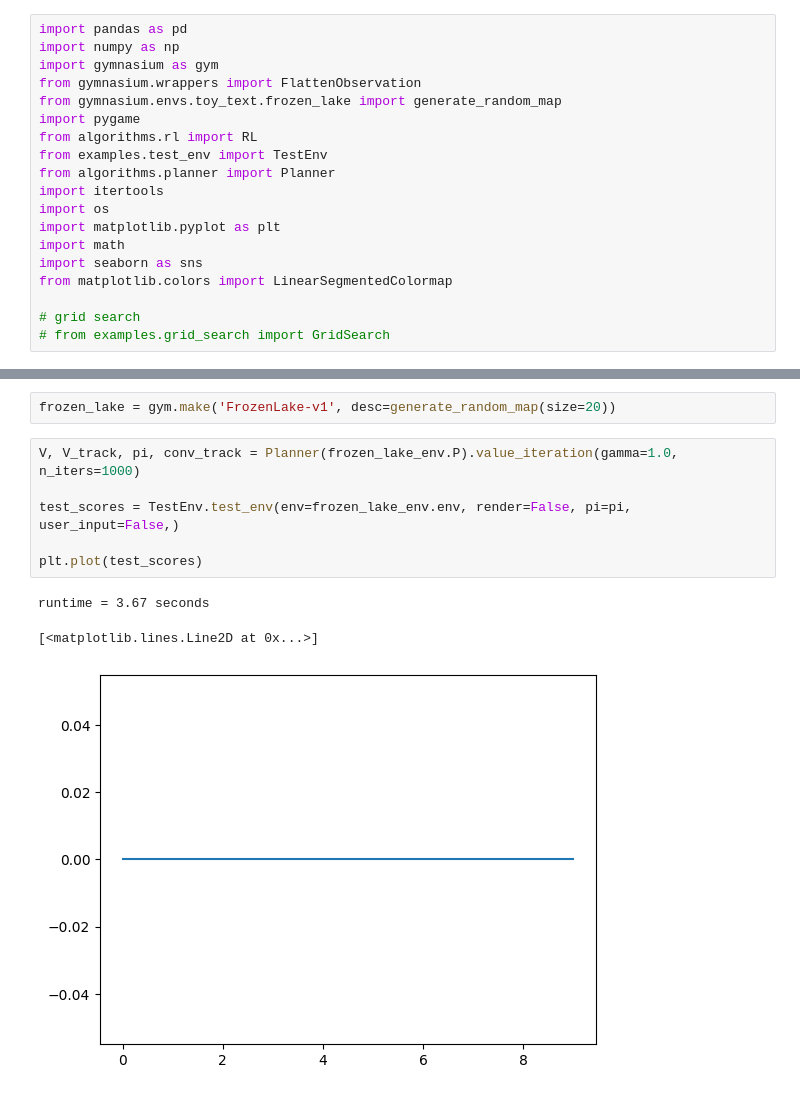
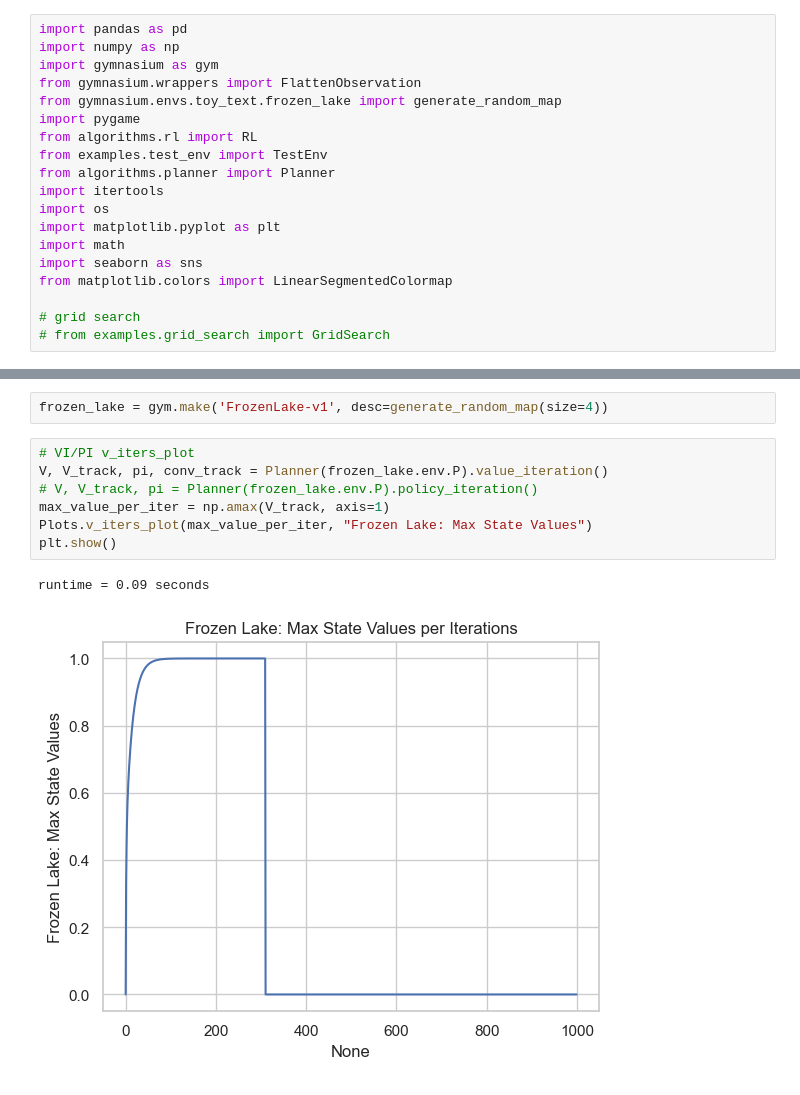
Before and after one commit to lboadi2/machine_learning, a Jupyter notebook: 4_reinforcement_learning/frozen_lake.ipynb, the cells around one changed output, grey strips where cells are left out. Drawn from its saved outputs; the diff is of its cells as text.

```diff
--- a/4_reinforcement_learning/frozen_lake.ipynb
+++ b/4_reinforcement_learning/frozen_lake.ipynb
@@ -56,16 +56,16 @@ class Plots:
         sns.lineplot(x=df.index, y=label, data=df).set_title(title)
         plt.show()
 # %%
-frozen_lake = gym.make('FrozenLake-v1', desc=generate_random_map(size=20))
+frozen_lake = gym.make('FrozenLake-v1', desc=generate_random_map(size=4))
-# %%
-V, V_track, pi, conv_track = Planner(frozen_lake_env.P).value_iteration(gamma=1.0, n_iters=1000)
-
-test_scores = TestEnv.test_env(env=frozen_lake_env.env, render=False, pi=pi, user_input=False,)
-
-plt.plot(test_scores)
-# %% [output]
-runtime = 3.67 seconds
-[<matplotlib.lines.Line2D at 0x...>]
-[figure, removed]
+# %%
+# VI/PI v_iters_plot
+V, V_track, pi, conv_track = Planner(frozen_lake.env.P).value_iteration()
+# V, V_track, pi = Planner(frozen_lake.env.P).policy_iteration()
+max_value_per_iter = np.amax(V_track, axis=1)
+Plots.v_iters_plot(max_value_per_iter, "Frozen Lake: Max State Values")
+plt.show()
+# %% [output]
+runtime = 0.09 seconds
+[figure, added]
 # %%
 # VI/PI grid_world_policy_plot
```
Also changed, not shown: parts of 11 cells of this notebook, 1 other file.
